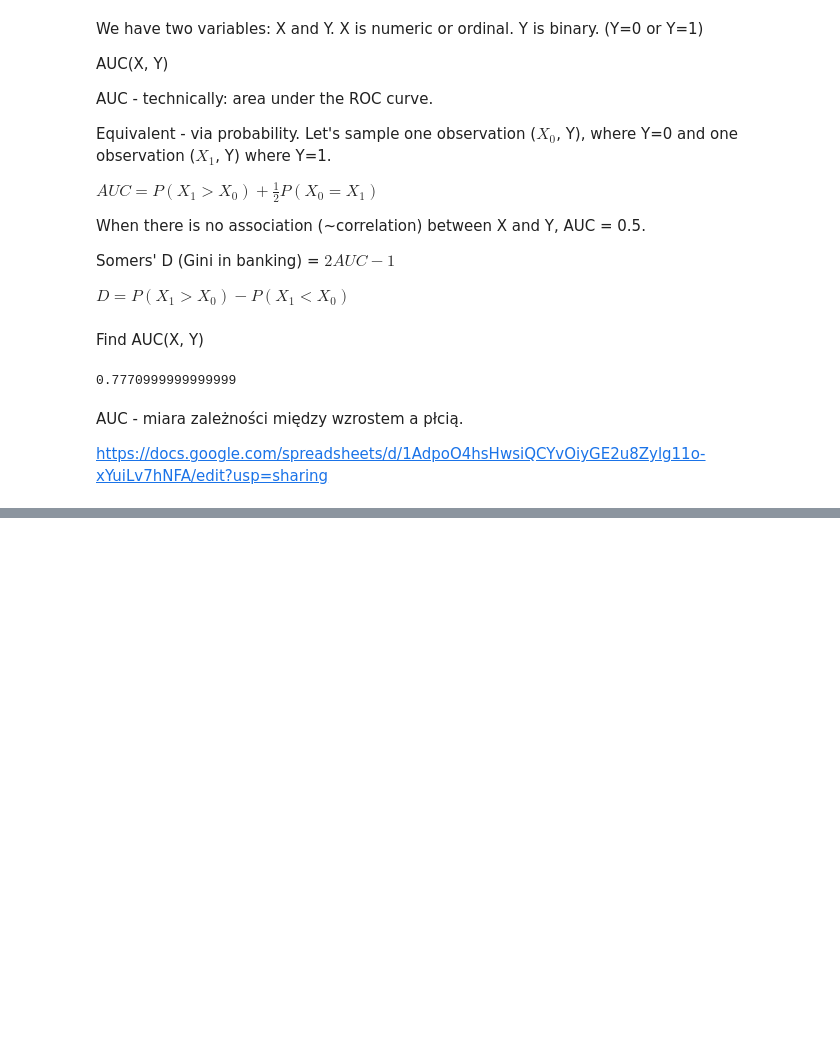
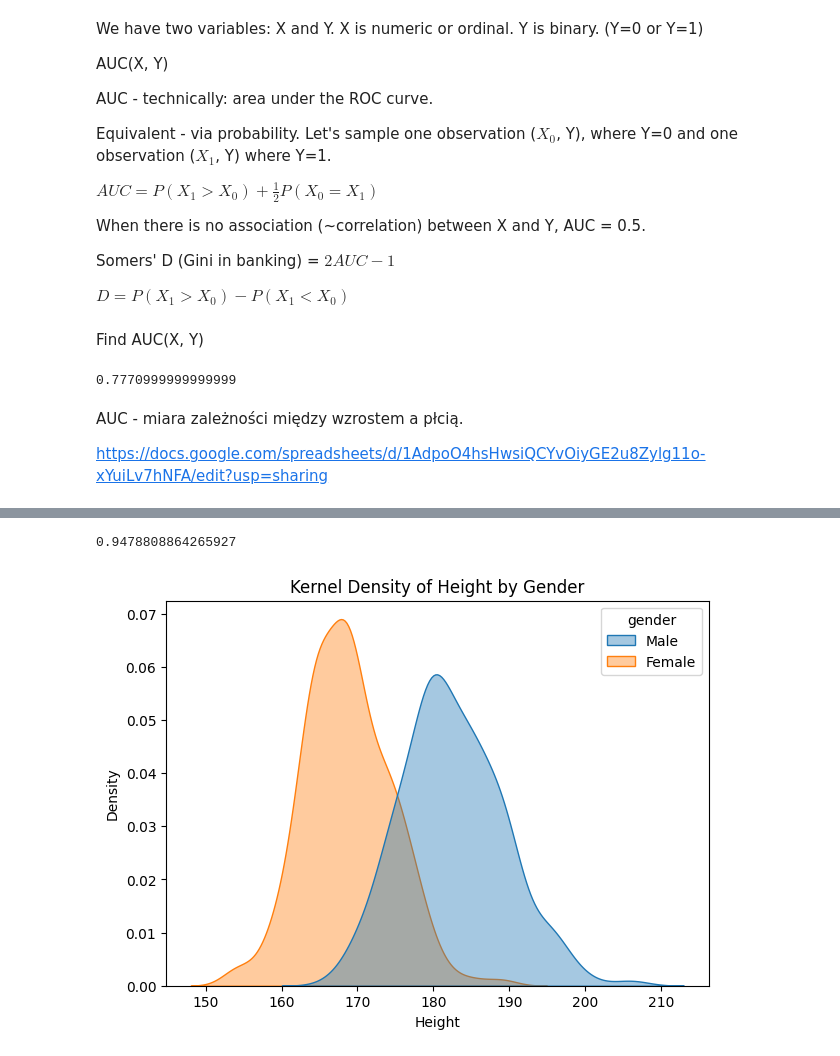
Before and after one commit to blakocha/DARPY2025, a Jupyter notebook: Notes_20251218.ipynb, the cells around one changed output, grey strips where cells are left out. Saved outputs shown, nothing was run; the diff lists cells and outputs as text; code cells hidden in the pictures; blank space fills up the shorter version.

```diff
--- a/Notes_20251218.ipynb
+++ b/Notes_20251218.ipynb
@@ -45,0 +53,25 @@ d.head()
+# %%
+roc_auc_score(d['gender'], d['height'])
+# %% [output]
+0.9478808864265927
+# %%
+import pandas as pd
+import seaborn as sns
+import matplotlib.pyplot as plt
+
+plt.figure(figsize=(7, 5))
+sns.kdeplot(
+    data=d,
+    x="height",
+    hue="gender",
+    fill=True,
+    common_norm=False,
+    alpha=0.4
+)
+
+plt.xlabel("Height")
+plt.ylabel("Density")
+plt.title("Kernel Density of Height by Gender")
+plt.show()
+# %% [output]
+[figure, added]
```
Also changed, not shown: parts of 1 cell of this notebook.
